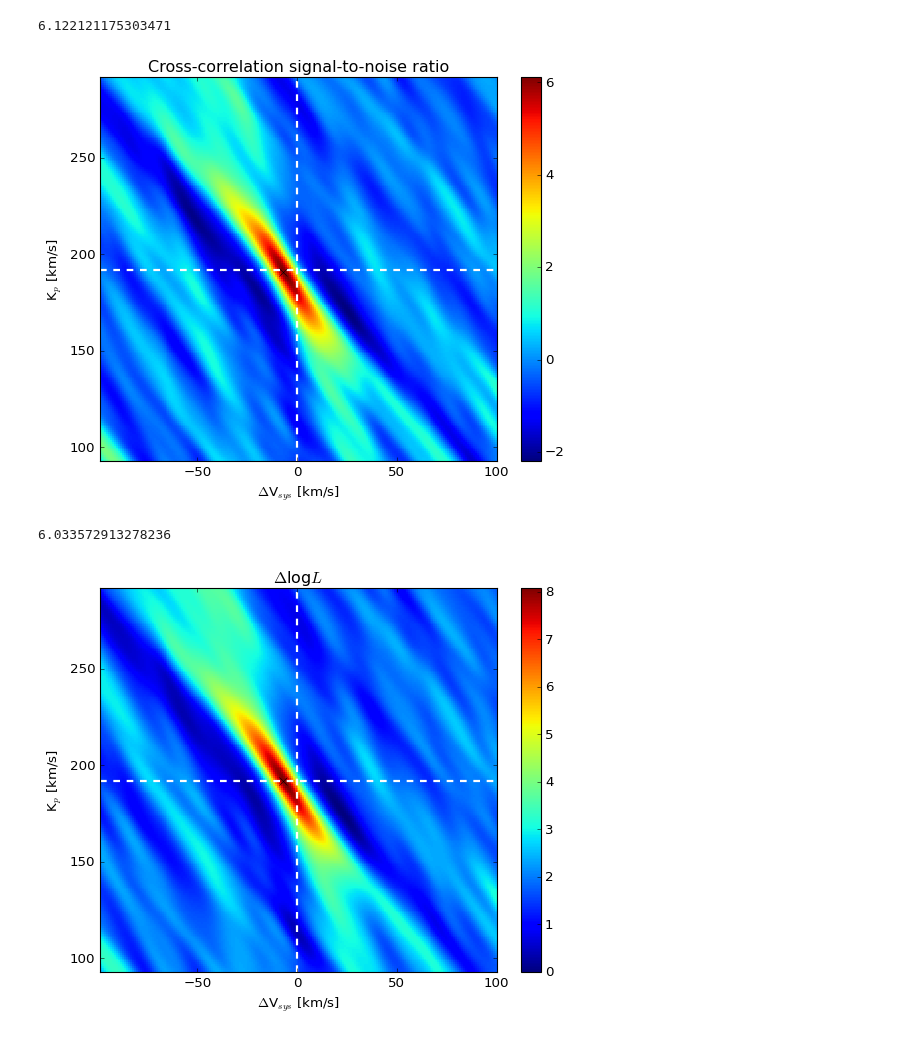
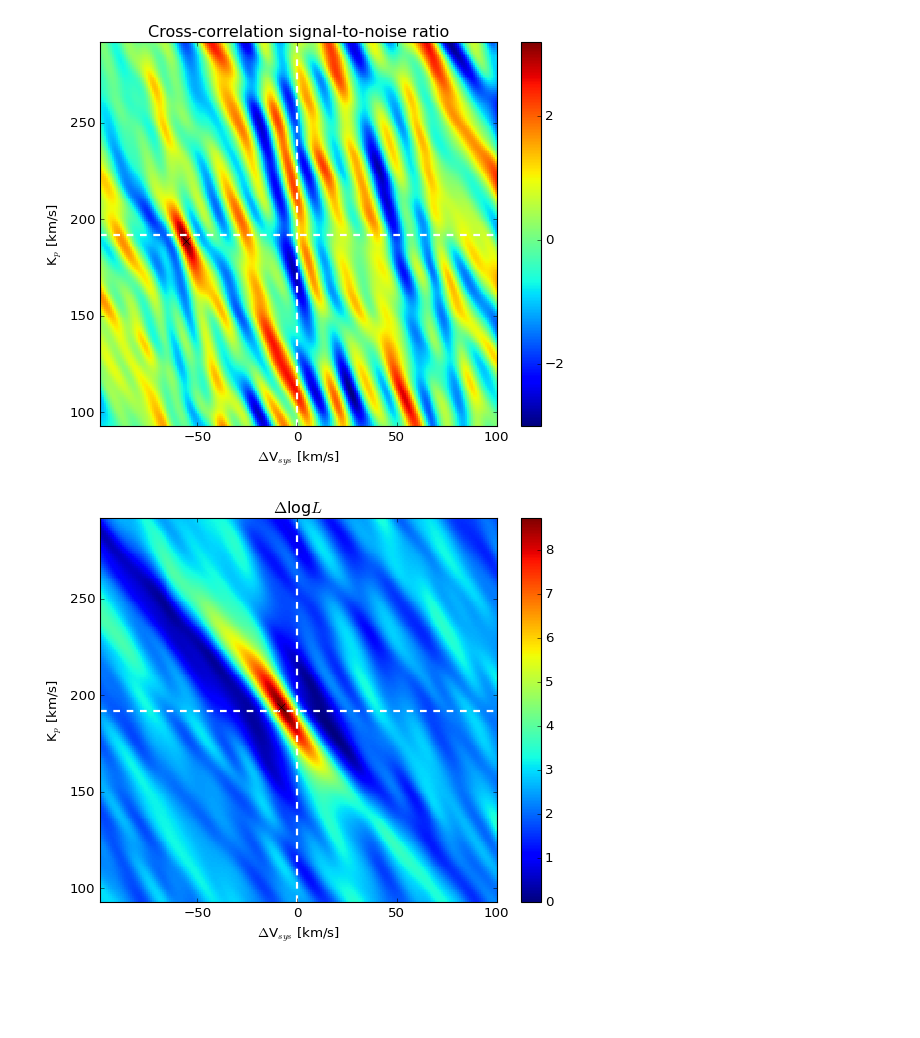
Before and after one commit to MartianColonist/POSEIDON, a Jupyter notebook: POSEIDON/cross_correlation_demo.ipynb, the cells around one changed output. Saved outputs shown, nothing was run; the diff lists cells and outputs as text; code cells hidden in the pictures; blank space fills up the shorter version.

Commit message:
cross correlate with sysrem

```diff
--- a/POSEIDON/cross_correlation_demo.ipynb
+++ b/POSEIDON/cross_correlation_demo.ipynb
@@ -35,17 +34,18 @@ from matplotlib import rcParams
 rcParams['font.family'] = 'sans-serif'
 import matplotlib.pyplot as plt
 # %%
-output_path = 'CC_output/'
+output_path = './CC_output/WASP-77Ab/'
 name = 'BEST_FIT'
-filearr = sorted(glob.glob(output_path+'/test_PCA_*.pic'))
+filearr = sorted(glob.glob(output_path+'test_sysrem_*.pic'))
 
 Vsys = []
 for i in range(len(filearr)):
 	Vsysarr, Kparr, CCFarr, logLarr = pickle.load(open(filearr[i],'rb'), encoding='latin1')
 	Vsys = np.append(Vsys, Vsysarr)
 
-CCF = np.zeros((CCFarr.shape[0], len(Vsys)))
-logL = np.zeros((CCFarr.shape[0], len(Vsys)))
+
+CCF = np.zeros((200, len(Vsys)))
+logL = np.zeros((200, len(Vsys)))
 
 curr = 0
 for i in range(len(filearr)):
@@ -67,7 +67,6 @@ CCFarr1 = CCFarr1-np.mean(CCFarr1)
 stdev=np.std(CCFarr1)
 #CCFarr1[ylimm:-1,0:xlimm]=0
 maxx = (CCFarr1/stdev).max()
-print(maxx)
 loc = np.where(CCFarr1/stdev == maxx)
 cax = ax.imshow(CCFarr1/stdev, extent=[Vsysarr.min(), Vsysarr.max(), Kparr.min(), Kparr.max()], aspect="auto", interpolation='none')
 cbar = colorbar(cax, ticks=[-4, -2, 0, 2, 4, 6, 8, 10, 12])
@@ -105,37 +104,34 @@ CCFarr1 = CCFarr1-np.mean(CCFarr1)
 # stdev=np.std(CCFarr1[ylimm:-1,0:xlimm])
 stdev=np.std(CCFarr1)
 maxx = (CCFarr1/stdev).max()
-print(maxx)
 loc = np.where(CCFarr1/stdev == maxx)
 Vsysarr = Vsys
 fig, ax = subplots()
 cax = ax.imshow((CCFarr1-CCFarr1.min())/stdev, extent = [Vsysarr.min(), Vsysarr.max(), Kparr.min(), Kparr.max()], aspect="auto", interpolation='none')
 cbar = colorbar(cax,ticks=[-1, 0, 1, 2, 3, 4, 5, 6, 7, 8, 9])
 axvline(x=0., color='white', ls='--', lw=2)
 axhline(y=Kp, color='white', ls='--', lw=2)
 plot(Vsysarr[loc[1]], Kparr[::-1][loc[0]], 'xk', ms=7)
 axis([Vsysarr.min(), Vsysarr.max(), Kparr.min(), Kparr.max()])
 xlabel('$\Delta$V$_{sys}$ [km/s]')
 ylabel('K$_{p}$ [km/s]')
 title('$\Delta $log$L$')
 savefig(output_path+name+'_Kp_v_Vsys_LogL_SNR.pdf', fmt='pdf')
 show()
 close()
 
 
 # slice at Kp
 slicee = CCFarr1[len(CCFarr1)//2]
 plot(Vsysarr, slicee)
 axis([-100, 100, 1.1*slicee.min(), 1.1*slicee.max()])
 xlabel('$\Delta$V$_{sys}$ [km/s]')
 ylabel('$\Delta$log$L$')
 axvline(x = 0, ls='--', color='black')
 subplots_adjust(left=0.1, right=0.9, top=0.7, bottom=0.3)
 savefig(output_path+name+'_TOTAL_logL_SLICE.pdf', fmt='pdf')
 show()
 close()
 # %% [output]
-6.122121175303471
-[figure, old version]
+[figure, new version]
-6.033572913278236
-[figure, old version]
+[figure, new version]
```
Also changed, not shown: parts of 2 cells of this notebook, 3 other files.
